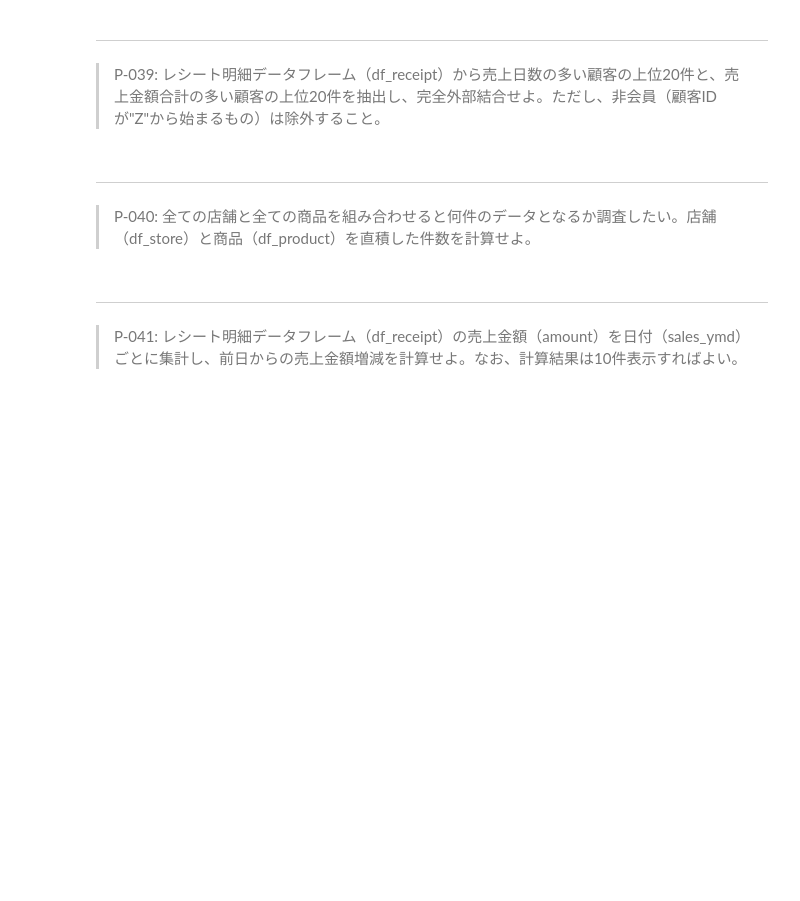
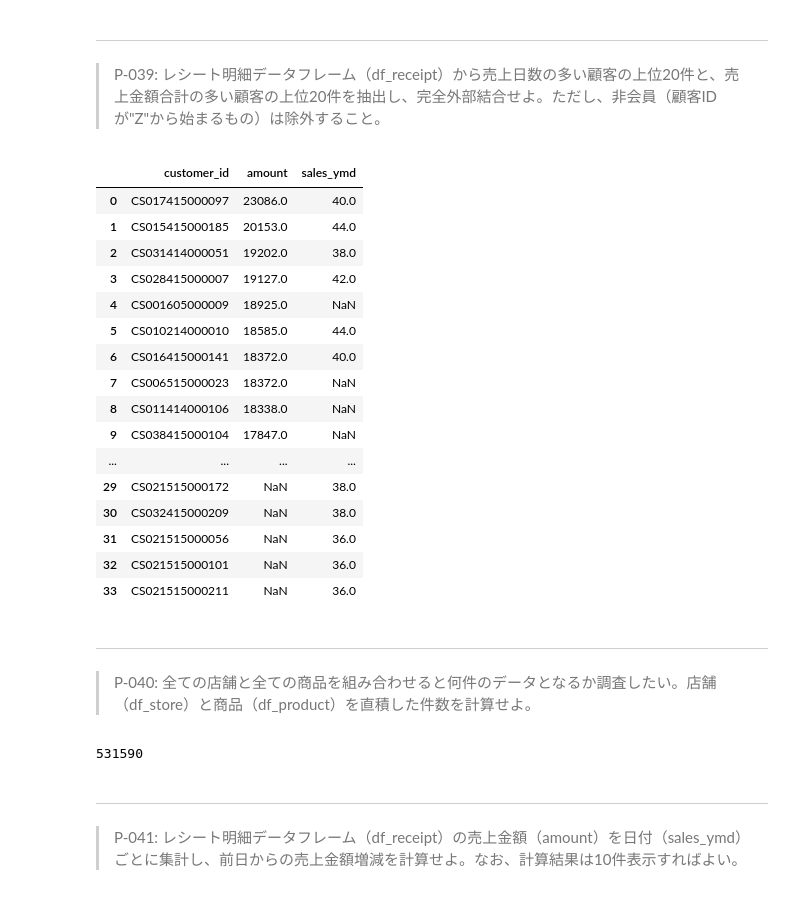
Before and after one commit to nasjp/100knocks-preprocess, a Jupyter notebook: docker/work/preprocess_knock_Python.ipynb, the cells around one changed output. Saved outputs shown, nothing was run; the diff lists cells and outputs as text; code cells hidden in the pictures; blank space fills up the shorter version.

```diff
--- a/docker/work/preprocess_knock_Python.ipynb
+++ b/docker/work/preprocess_knock_Python.ipynb
@@ -515,9 +680,36 @@ Name: sales_ymd, dtype: int64
 # %% [markdown]
 ---
 > P-039: レシート明細データフレーム（df_receipt）から売上日数の多い顧客の上位20件と、売上金額合計の多い顧客の上位20件を抽出し、完全外部結合せよ。ただし、非会員（顧客IDが"Z"から始まるもの）は除外すること。
+# %%
+g = df_receipt[df_receipt['customer_id'].str.startswith('Z') == False].groupby('customer_id')
+g.amount.sum().sort_values(ascending=False).head(20).reset_index().merge(
+g.sales_ymd.count().sort_values(ascending=False).head(20).reset_index(), on='customer_id', how='outer'
+)
+# %% [output]
+|  | customer_id | amount | sales_ymd |
+| 0 | CS017415000097 | 23086.0 | 40.0 |
+| 1 | CS015415000185 | 20153.0 | 44.0 |
+| 2 | CS031414000051 | 19202.0 | 38.0 |
+| 3 | CS028415000007 | 19127.0 | 42.0 |
+| 4 | CS001605000009 | 18925.0 | NaN |
+| 5 | CS010214000010 | 18585.0 | 44.0 |
+| 6 | CS016415000141 | 18372.0 | 40.0 |
+| 7 | CS006515000023 | 18372.0 | NaN |
+| 8 | CS011414000106 | 18338.0 | NaN |
+| 9 | CS038415000104 | 17847.0 | NaN |
+| ... | ... | ... | ... |
+| 29 | CS021515000172 | NaN | 38.0 |
+| 30 | CS032415000209 | NaN | 38.0 |
+| 31 | CS021515000056 | NaN | 36.0 |
+| 32 | CS021515000101 | NaN | 36.0 |
+| 33 | CS021515000211 | NaN | 36.0 |
 # %% [markdown]
 ---
 > P-040: 全ての店舗と全ての商品を組み合わせると何件のデータとなるか調査したい。店舗（df_store）と商品（df_product）を直積した件数を計算せよ。
+# %%
+len(df_store) * len(df_product)
+# %% [output]
+531590
 # %% [markdown]
 ---
 > P-041: レシート明細データフレーム（df_receipt）の売上金額（amount）を日付（sales_ymd）ごとに集計し、前日からの売上金額増減を計算せよ。なお、計算結果は10件表示すればよい。
```
Also changed, not shown: parts of 21 cells of this notebook.
